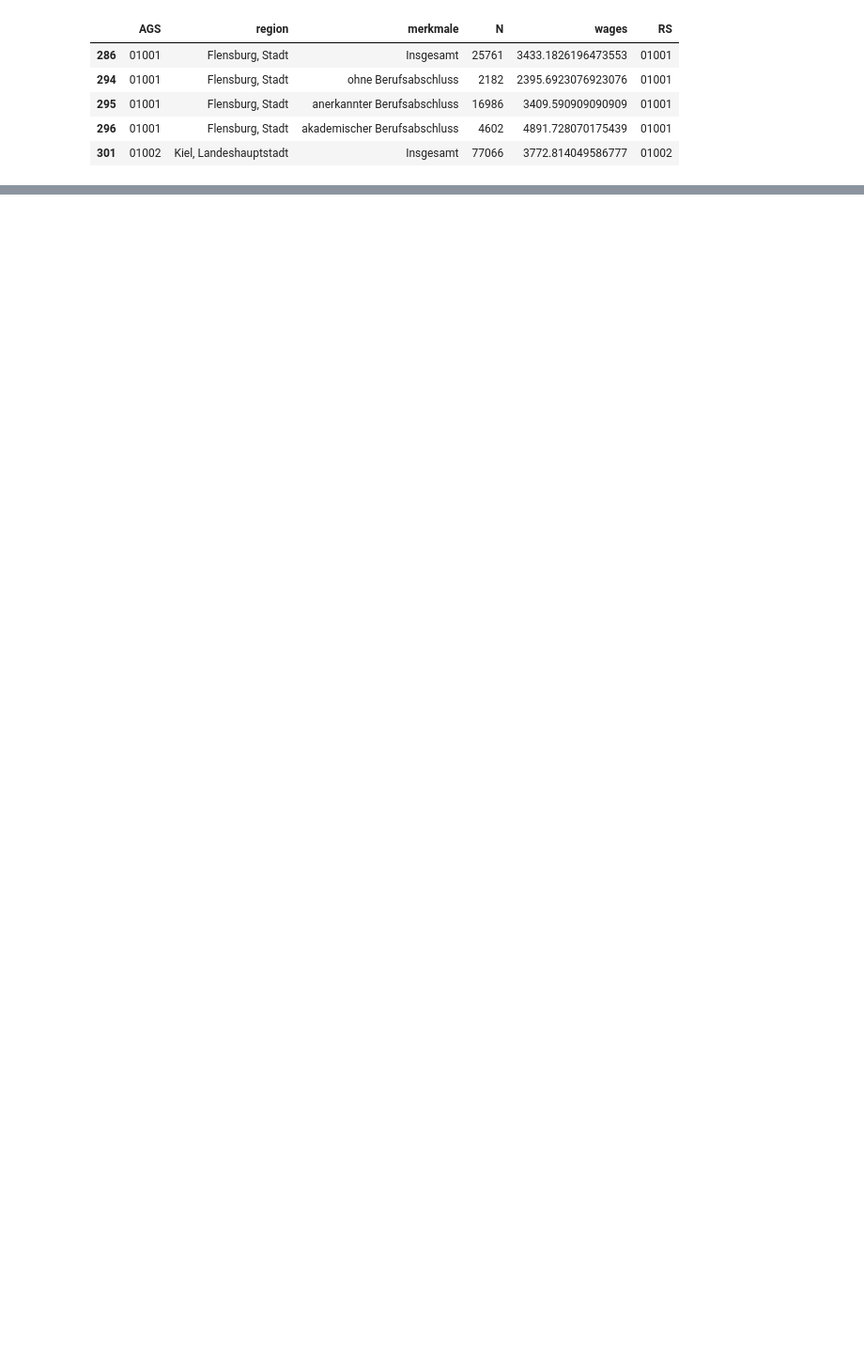
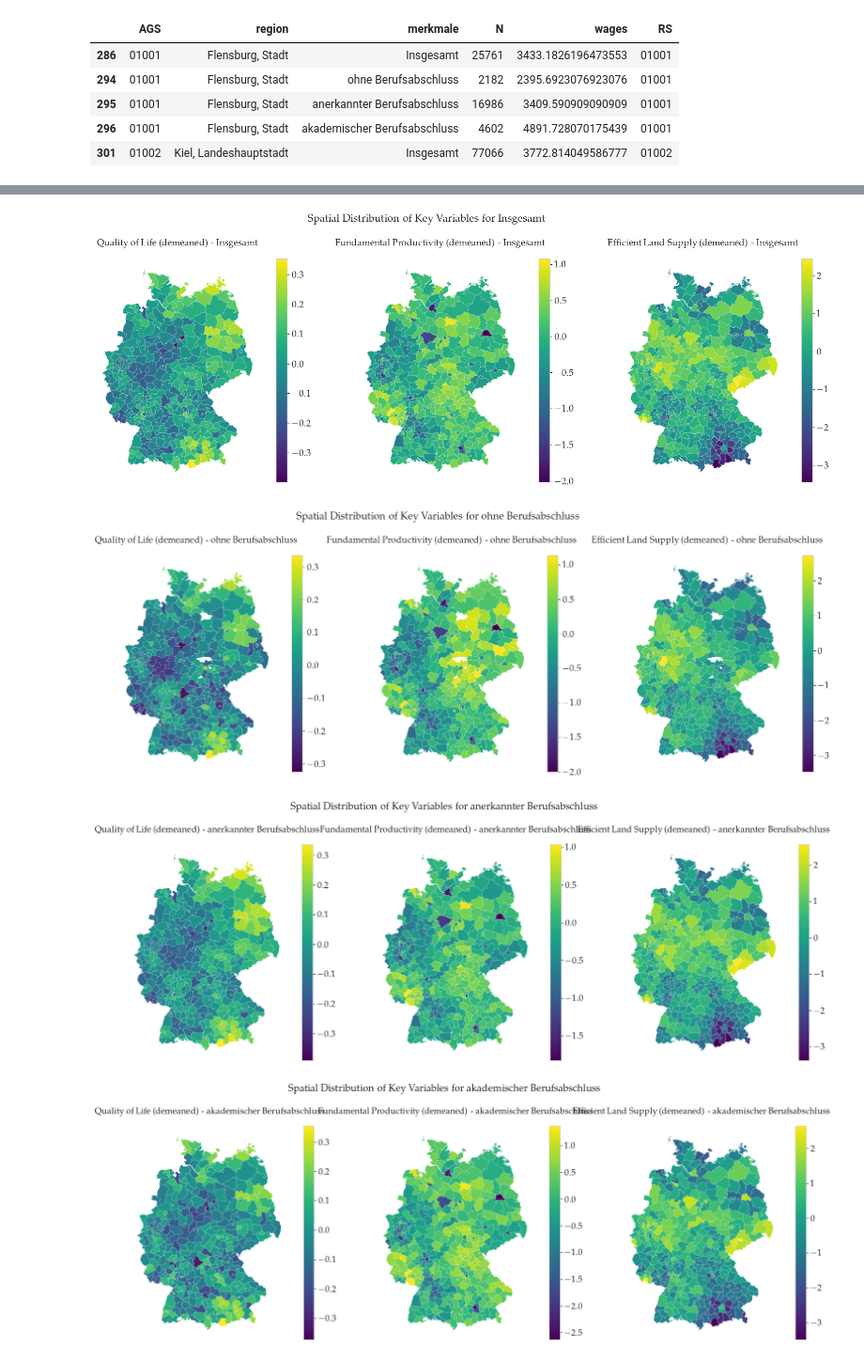
Before and after one commit to jendrkk/QSE-Tutorial, a Jupyter notebook: Topic_1/task_3.ipynb, the cells around one changed output, grey strips where cells are left out. Shown at 94% size. Cells and saved outputs as stored; diff of their text form; code cells hidden in the pictures; blank space fills up the shorter version.

```diff
--- a/Topic_1/task_3.ipynb
+++ b/Topic_1/task_3.ipynb
@@ -117,6 +117,11 @@ data['beta'] = data['merkmale'].map(cobb_douglas_params['beta'])
 data['qol'] = -data['log_wages'] + sigma * data['price_index']
 data['fund_prod'] = (1-data['beta']) * data['log_wages'] + (1-cobb_douglas_params['alpha'] - data['beta']) * data['log_N']
 data['eff_land_supply'] = data['log_wages'] + data['log_N'] - (cobb_douglas_params['delta']/(cobb_douglas_params['delta']-1)) * data['price_index']
+
+# demean inside the skill groups
+data['qol_demeaned'] = data.groupby('merkmale')['qol'].transform(lambda x: x - x.mean())
+data['fund_prod_demeaned'] = data.groupby('merkmale')['fund_prod'].transform(lambda x: x - x.mean())
+data['eff_land_supply_demeaned'] = data.groupby('merkmale')['eff_land_supply'].transform(lambda x: x - x.mean())
 # %%
 # Set up for plotting
 # Params for clean and minimalistic plots
@@ -153,2 +145,26 @@ Name: qol, Length: 1600, dtype: float64
 # %%
 # Plotting on a map
+
+for skill in skill_groups:
+    data_skill = data[data['merkmale'] == skill].copy()
+    merged = kreise.merge(data_skill, left_on='RS', right_on='AGS')
+    # Plot all 3 demeaned variables in a 1-row subplot with proper spacing
+    fig, axes = plt.subplots(1, 3, figsize=(18, 6))
+    merged.plot(column='qol_demeaned', cmap='viridis', legend=True, ax=axes[0], linewidth=0.1, edgecolor='white')
+    axes[0].set_title(f'Quality of Life\n(demeaned)\n{skill}')
+    axes[0].axis('off')
+    merged.plot(column='fund_prod_demeaned', cmap='viridis', legend=True, ax=axes[1], linewidth=0.1, edgecolor='white')
+    axes[1].set_title(f'Fundamental Productivity\n(demeaned)\n{skill}')
+    axes[1].axis('off')
+    merged.plot(column='eff_land_supply_demeaned', cmap='viridis', legend=True, ax=axes[2], linewidth=0.1, edgecolor='white')
+    axes[2].set_title(f'Efficient Land Supply\n(demeaned)\n{skill}')
+    axes[2].axis('off')
+    plt.suptitle(f'Spatial Distribution of Key Variables for {skill}', fontsize=16)
+    plt.tight_layout()
+    plt.savefig(plot_dir / f'spatial_distribution_{skill}.png', bbox_inches='tight', dpi=150)
+    plt.show()
+# %% [output]
+[figure, added]
+[figure, added]
+[figure, added]
+[figure, added]
```
Also changed, not shown: parts of 1 cell of this notebook, 5 other files.
